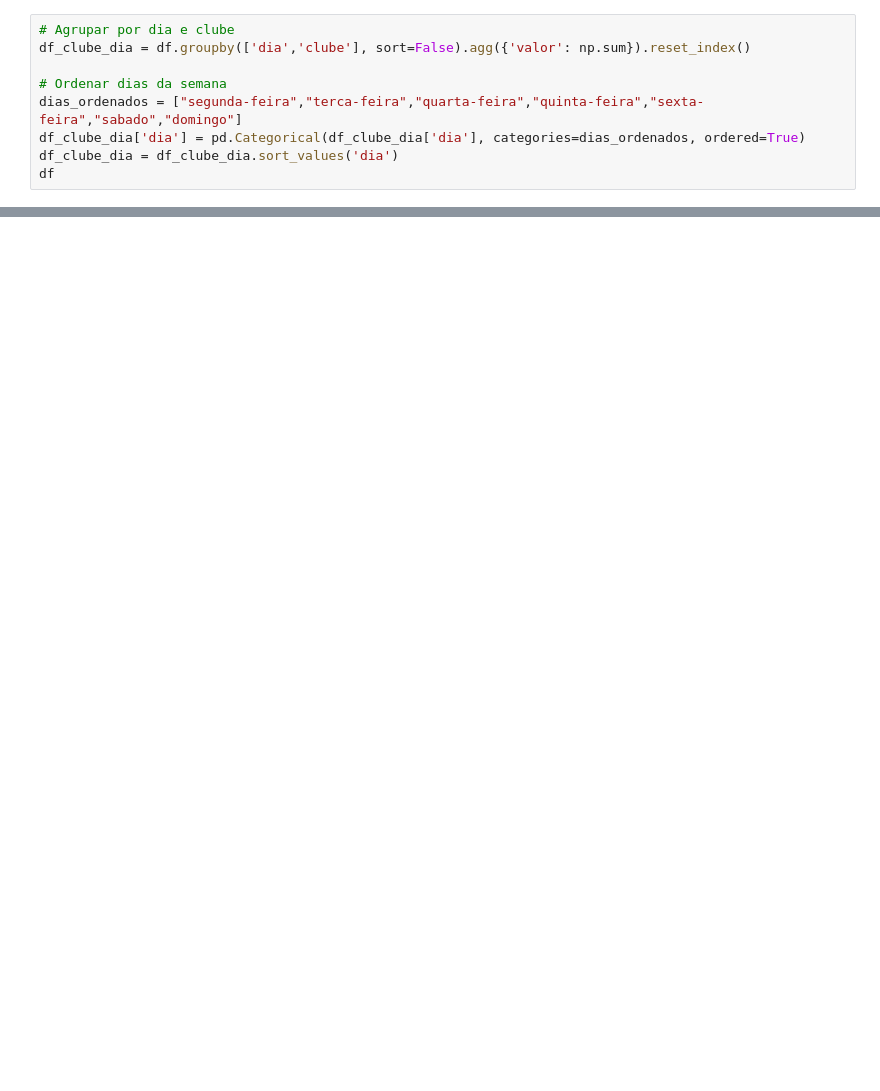
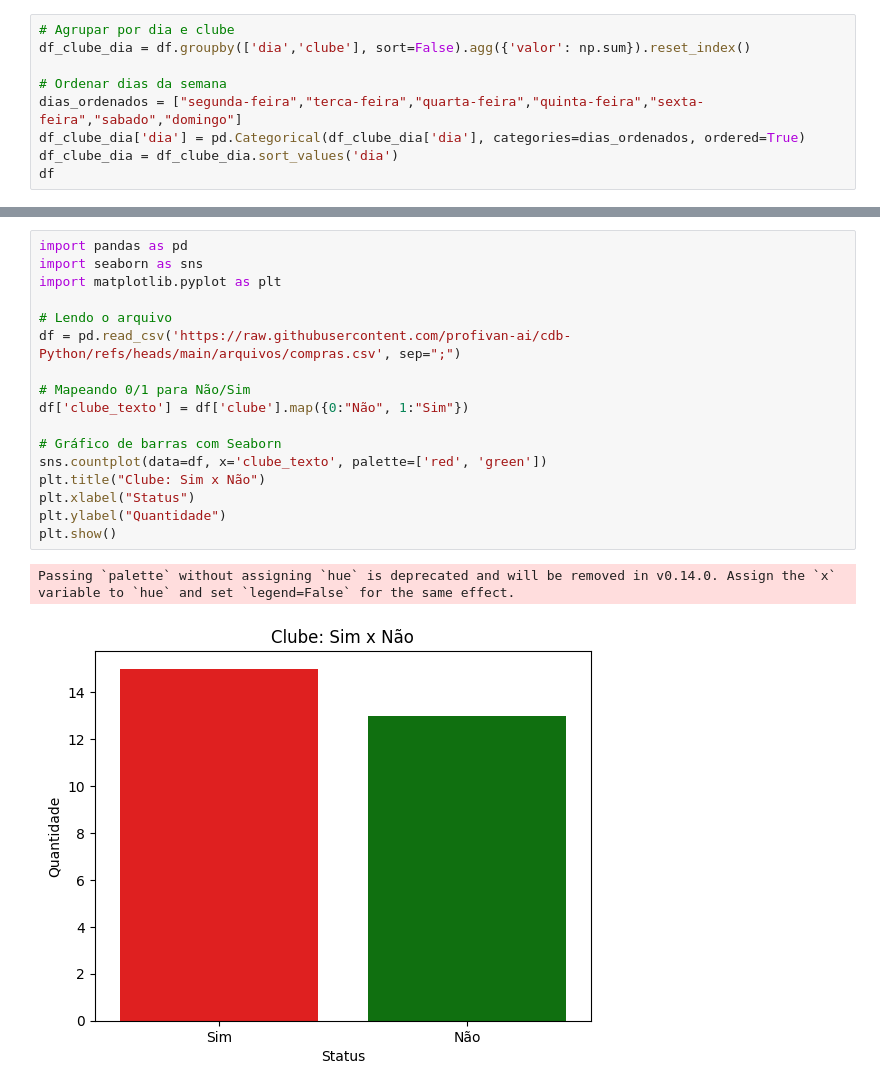
Before and after one commit to claudinez/Educ360_Atividade_Grafico_Clube, a Jupyter notebook: Atividade_Grafico_Clube.ipynb, the cells around one changed output, grey strips where cells are left out. Saved outputs shown, nothing was run; the diff lists cells and outputs as text; blank space fills up the shorter version.

```diff
--- a/Atividade_Grafico_Clube.ipynb
+++ b/Atividade_Grafico_Clube.ipynb
@@ -37,0 +58,20 @@ fig.show()
+# %%
+import pandas as pd
+import seaborn as sns
+import matplotlib.pyplot as plt
+
+# Lendo o arquivo
+df = pd.read_csv('https://raw.githubusercontent.com/profivan-ai/cdb-Python/refs/heads/main/arquivos/compras.csv', sep=";")
+
+# Mapeando 0/1 para Não/Sim
+df['clube_texto'] = df['clube'].map({0:"Não", 1:"Sim"})
+
+# Gráfico de barras com Seaborn
+sns.countplot(data=df, x='clube_texto', palette=['red', 'green'])
+plt.title("Clube: Sim x Não")
+plt.xlabel("Status")
+plt.ylabel("Quantidade")
+plt.show()
+# %% [output]
+Passing `palette` without assigning `hue` is deprecated and will be removed in v0.14.0. Assign the `x` variable to `hue` and set `legend=False` for the same effect.
+[figure, added]
```
Also changed, not shown: parts of 10 cells of this notebook.
